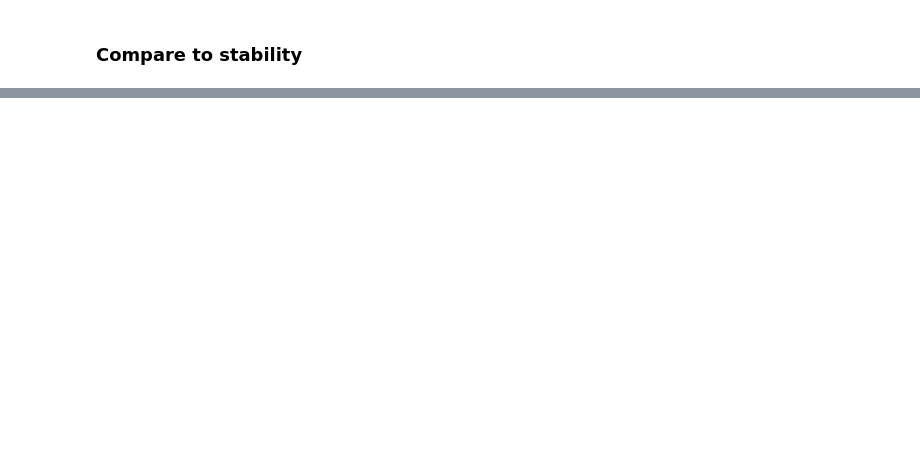
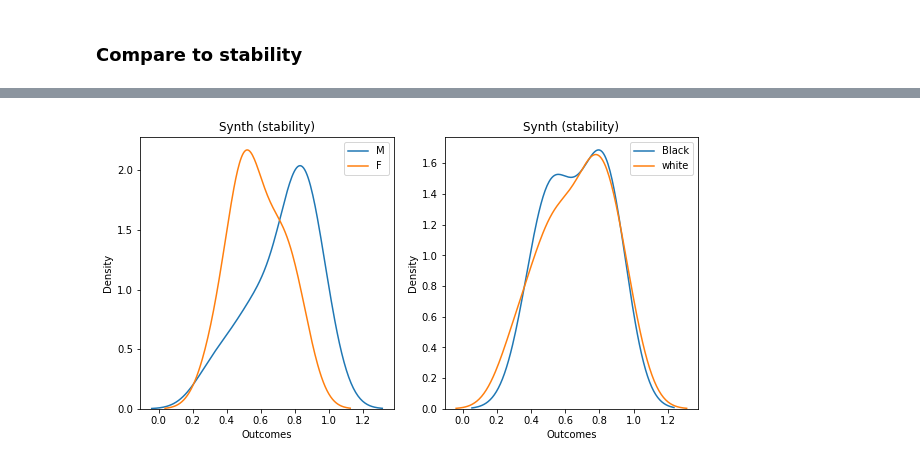
Before and after one commit to lurosenb/Swap_Auditor, a Jupyter notebook: nels_aequitas.ipynb, the cells around one changed output, grey strips where cells are left out. Drawn from its saved outputs; the diff is of its cells as text; code cells hidden in the pictures; blank space fills up the shorter version.

```diff
--- a/nels_aequitas.ipynb
+++ b/nels_aequitas.ipynb
@@ -247,0 +227,10 @@ df
+# %%
+def get_individual_stability(new, id):
+    return new._retrieve_stability_individual(id)[0]
+
+df = pd.concat([predict_df, predictions_df], axis=1)
+df['stability'] = df.apply(lambda x: get_individual_stability(new, x.StudentId), axis=1)
+df = df[['StudentId', 'Sex', 'Race', 'stability', 'GradesUndergrad', 'score']]
+
+df_under = df[(df['stability'] < 1) & (df['GradesUndergrad'] != df['score'])]
+df_under
@@ -247,0 +275,16 @@ df
+# %%
+def plot_density(dfs, labels, outcome, ax):
+    for i in range(len(dfs)):
+        df = dfs[i]
+        sns.kdeplot(df[outcome], ax=ax, label=labels[i])
+
+    ax.set_title('Synth ('+str(outcome)+')')
+    ax.set_xlabel('Outcomes')
+    ax.legend()
+# %%
+fig, ax = plt.subplots(1, 2)
+fig.set_size_inches(10, 5)
+plot_density([df_under.loc[df_under['Sex'] == 1], df_under.loc[df_under['Sex'] == 2]], ['M', 'F'], 'stability', ax[0])
+plot_density([df_under.loc[df_under['Race'] == 3], df_under.loc[df_under['Race'] == 4]], ['Black', 'white'], 'stability', ax[1])
+# %% [output]
+[figure, added]
```
Also changed, not shown: parts of 13 cells of this notebook, 3 other files.
